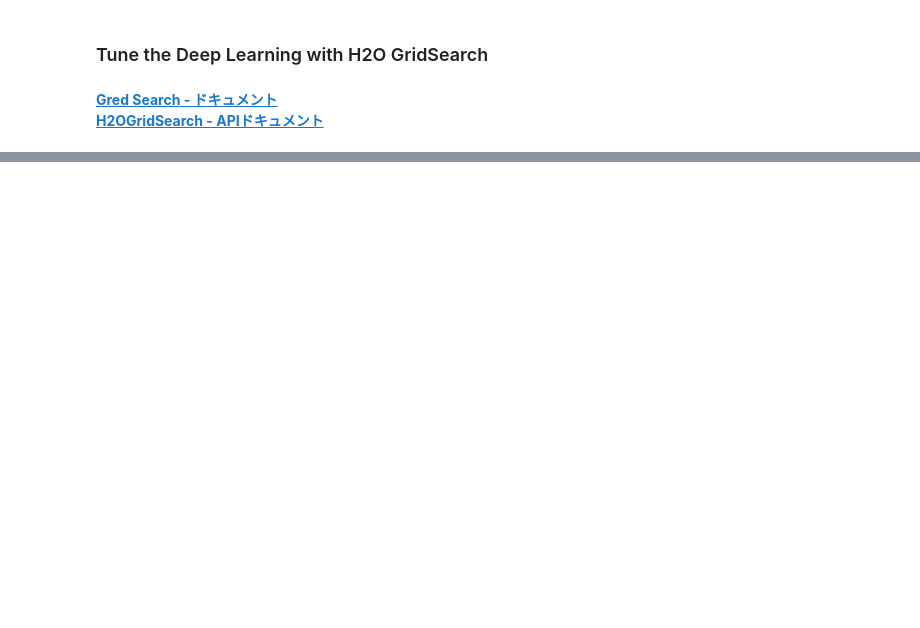
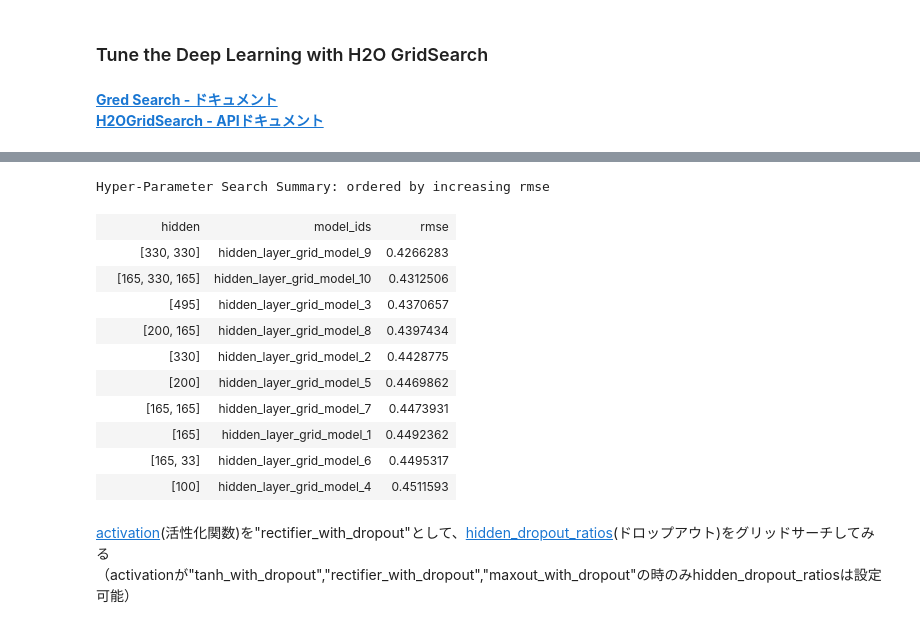
Before and after one commit to yukismd/H2O_3_Tutorial, a Jupyter notebook: python_api/H2O-3 Regression Tutorial.ipynb, the cells around one changed output, grey strips where cells are left out. Cells and saved outputs as stored; diff of their text form; code cells hidden in the pictures; blank space fills up the shorter version.

```diff
--- a/python_api/H2O-3 Regression Tutorial.ipynb
+++ b/python_api/H2O-3 Regression Tutorial.ipynb
@@ -723,0 +737,21 @@ Tuned XGB MAE:0.3026
+# %%
+dl = H2ODeepLearningEstimator(seed=42,
+                              model_id='DL',
+                              nfolds= 0,
+                              keep_cross_validation_predictions = False,
+                              stopping_metric='RMSE',
+                              epochs=10)
+
+hyper_params = {'hidden' : [[165], [330], [495], [100], [200],
+                            [165, 33], [165, 165], [200, 165], [330, 330],
+                            [165, 330, 165]]
+               }
+
+search_criteria_tune = {'strategy': "Cartesian"}
+
+dl_grid = H2OGridSearch(model=dl,
+                        hyper_params=hyper_params,
+                        grid_id = 'hidden_layer_grid',
+                        search_criteria=search_criteria_tune)
+
+%time dl_grid.train(x=x, y=y, training_frame=train, validation_frame=valid)
@@ -723,0 +762,18 @@ Tuned XGB MAE:0.3026
+# %%
+dl_grid.get_grid(sort_by='rmse', decreasing=False)
+# %% [output]
+Hyper-Parameter Search Summary: ordered by increasing rmse
+|  | hidden | model_ids | rmse |
+|  | [330, 330] | hidden_layer_grid_model_9 | 0.4266283 |
+|  | [165, 330, 165] | hidden_layer_grid_model_10 | 0.4312506 |
+|  | [495] | hidden_layer_grid_model_3 | 0.4370657 |
+|  | [200, 165] | hidden_layer_grid_model_8 | 0.4397434 |
+|  | [330] | hidden_layer_grid_model_2 | 0.4428775 |
+|  | [200] | hidden_layer_grid_model_5 | 0.4469862 |
+|  | [165, 165] | hidden_layer_grid_model_7 | 0.4473931 |
+|  | [165] | hidden_layer_grid_model_1 | 0.4492362 |
+|  | [165, 33] | hidden_layer_grid_model_6 | 0.4495317 |
+|  | [100] | hidden_layer_grid_model_4 | 0.4511593 |
+# %% [markdown]
+[activation](https://docs.h2o.ai/h2o/latest-stable/h2o-py/docs/modeling.html#h2o.estimators.deeplearning.H2ODeepLearningEstimator.activation)(活性化関数)を"rectifier_with_dropout"として、[hidden_dropout_ratios](https://docs.h2o.ai/h2o/latest-stable/h2o-py/docs/modeling.html#h2o.estimators.deeplearning.H2ODeepLearningEstimator.hidden_dropout_ratios)(ドロップアウト)をグリッドサーチしてみる
+（activationが"tanh_with_dropout","rectifier_with_dropout","maxout_with_dropout"の時のみhidden_dropout_ratiosは設定可能）
```
Also changed, not shown: parts of 46 cells of this notebook, 1 other file.
